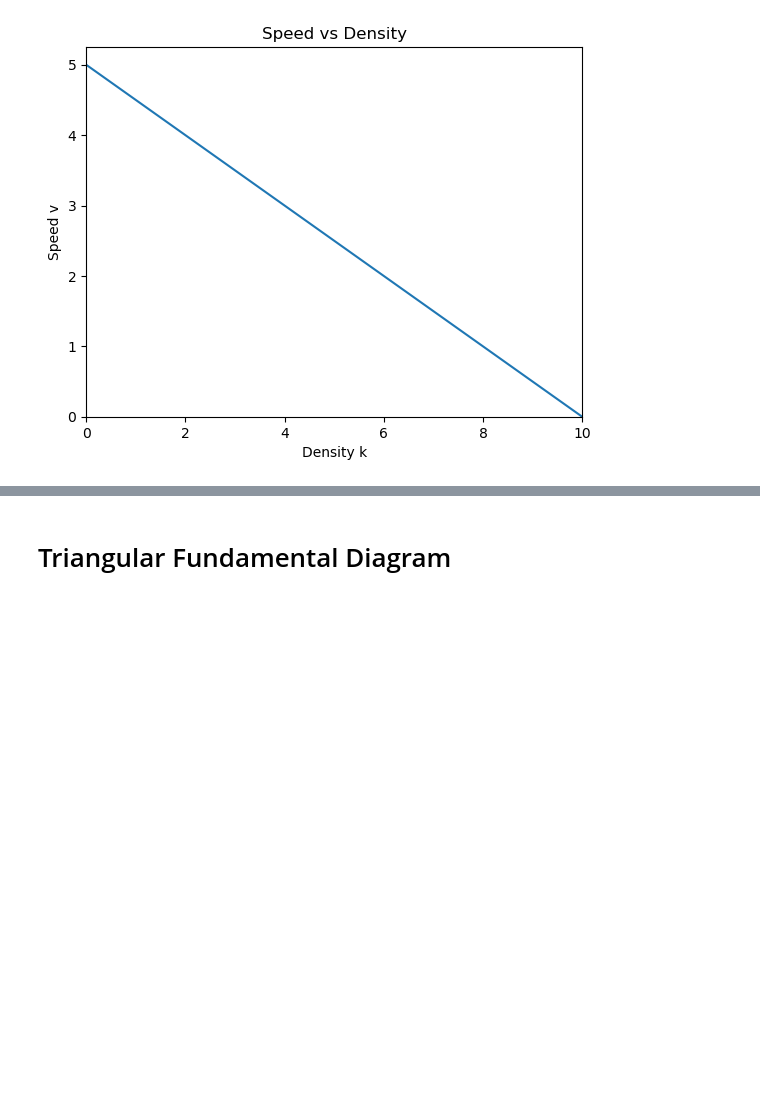
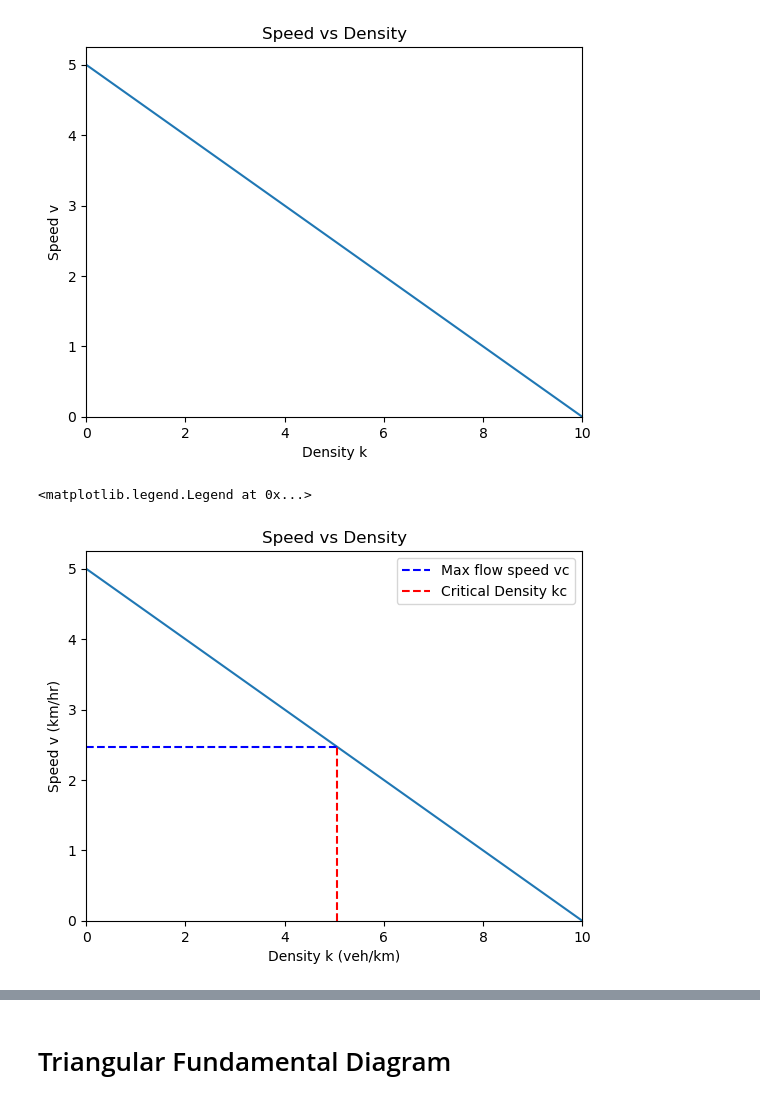
Before and after one commit to lotlouischoitslab/Computational_Transportation_Science, a Jupyter notebook: 01Traffic_Theory/03Fundamental_Diagrams.ipynb, the cells around one changed output, grey strips where cells are left out. Saved outputs shown, nothing was run; the diff lists cells and outputs as text; code cells hidden in the pictures; blank space fills up the shorter version.

```diff
--- a/01Traffic_Theory/03Fundamental_Diagrams.ipynb
+++ b/01Traffic_Theory/03Fundamental_Diagrams.ipynb
@@ -34,3 +34,33 @@ plt.title('Speed vs Density')
 # %% [output]
 Text(0.5, 1.0, 'Speed vs Density')
 [figure]
+# %%
+k = np.linspace(0,10,100) # range of density values
+vf = 5 # free flow speed
+kj = 10 # jam density
+v = vf*(1-(k/kj)) # Greenshield's model
+plt.plot(k,v) # plot the curve
+
+kc = k[len(k)//2] # critical density
+vc = v[len(v)//2] # max flow speed
+
+# Define the range of x and y values for the axvline and axhline
+x_vline = np.linspace(0, kc, 10)
+y_vline = np.full_like(x_vline, vc)
+
+y_hline = np.linspace(0, vc, 10)
+x_hline = np.full_like(y_hline, kc)
+
+plt.plot(x_vline, y_vline, linestyle='--', label='Max flow speed vc', color='b')
+plt.plot(x_hline, y_hline, linestyle='--', label='Critical Density kc', color='r')
+
+plt.xlim(left=0)
+plt.xlim(right=10)
+plt.ylim(bottom=0)
+plt.xlabel('Density k (veh/km)')
+plt.ylabel('Speed v (km/hr)')
+plt.title('Speed vs Density')
+plt.legend()
+# %% [output]
+<matplotlib.legend.Legend at 0x...>
+[figure, added]
```
Also changed, not shown: parts of 8 cells of this notebook, 1 other file.
